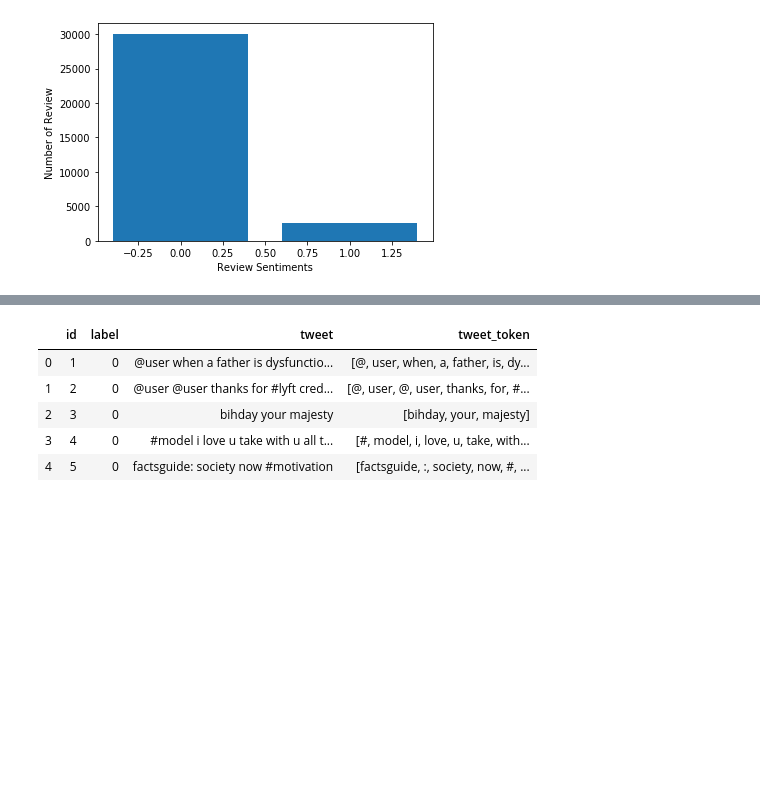
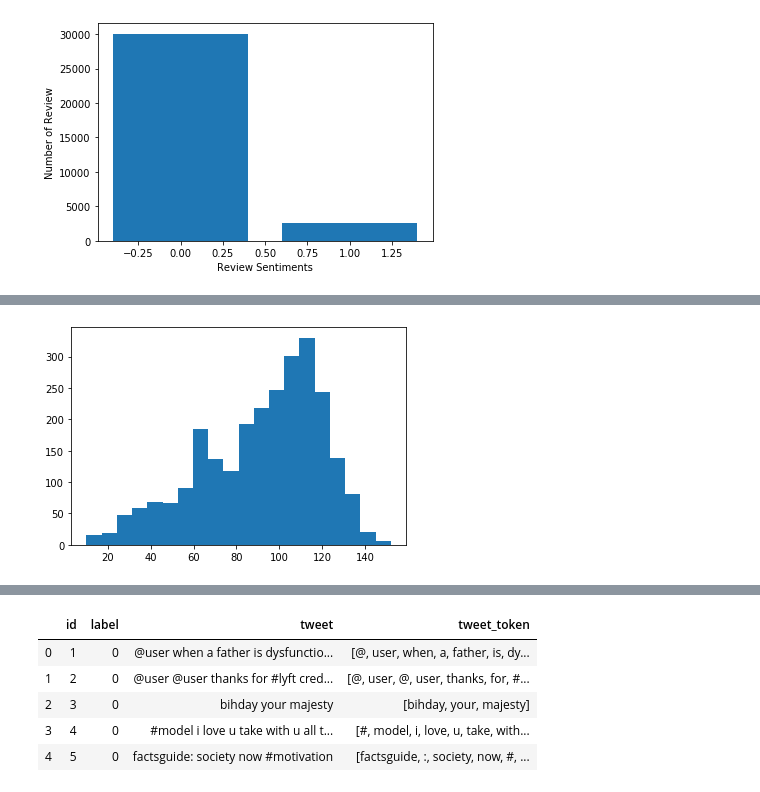
Before and after one commit to kashyrskyy/Twitter-Machine-Learning-Model, a Jupyter notebook: Jupyter Notebook.ipynb, the cells around one changed output, grey strips where cells are left out. Drawn from its saved outputs; the diff is of its cells as text; code cells hidden in the pictures; blank space fills up the shorter version.

```diff
--- a/Jupyter Notebook.ipynb
+++ b/Jupyter Notebook.ipynb
@@ -214,0 +296,3 @@ plt.show()
+# %%
+data_hate = data.loc[data.label==1]
+data_no_hate = data.loc[data.label==0]
@@ -214,0 +303,12 @@ plt.show()
+# %%
+# the length distribution of all tweets that include hate speech
+#data.head()
+length_tweets_h = []
+
+for i in range(len(data_hate)):
+    length_tweets_h.append(len(data_hate.tweet.iloc[i]))
+
+plt.hist(length_tweets_h, bins=20)
+plt.show()
+# %% [output]
+[figure, added]
```
Also changed, not shown: parts of 28 cells of this notebook.
